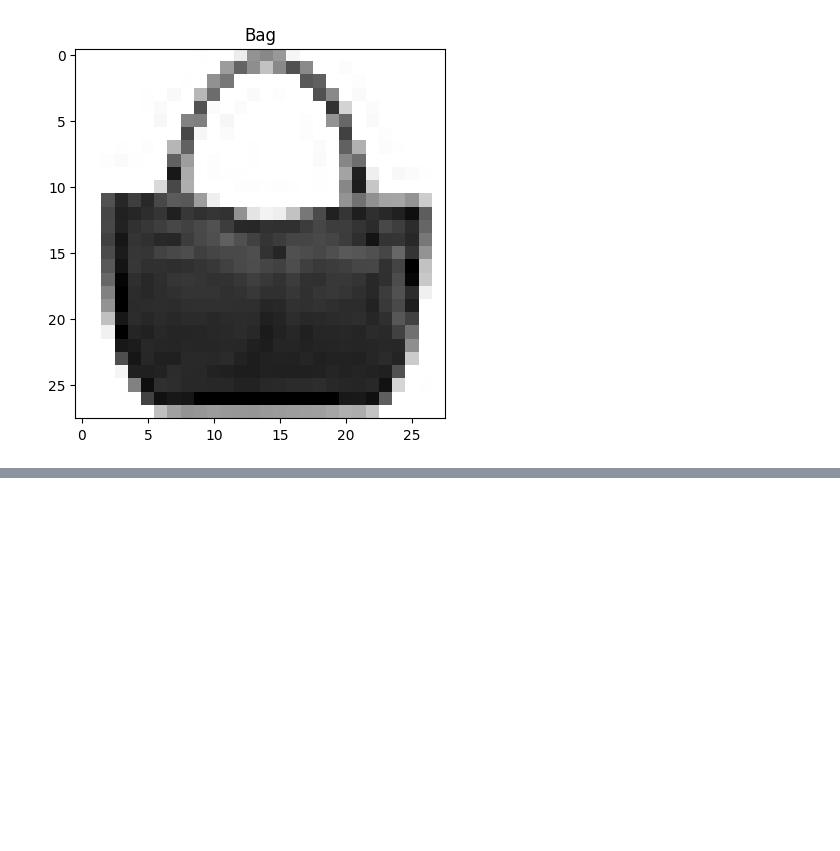
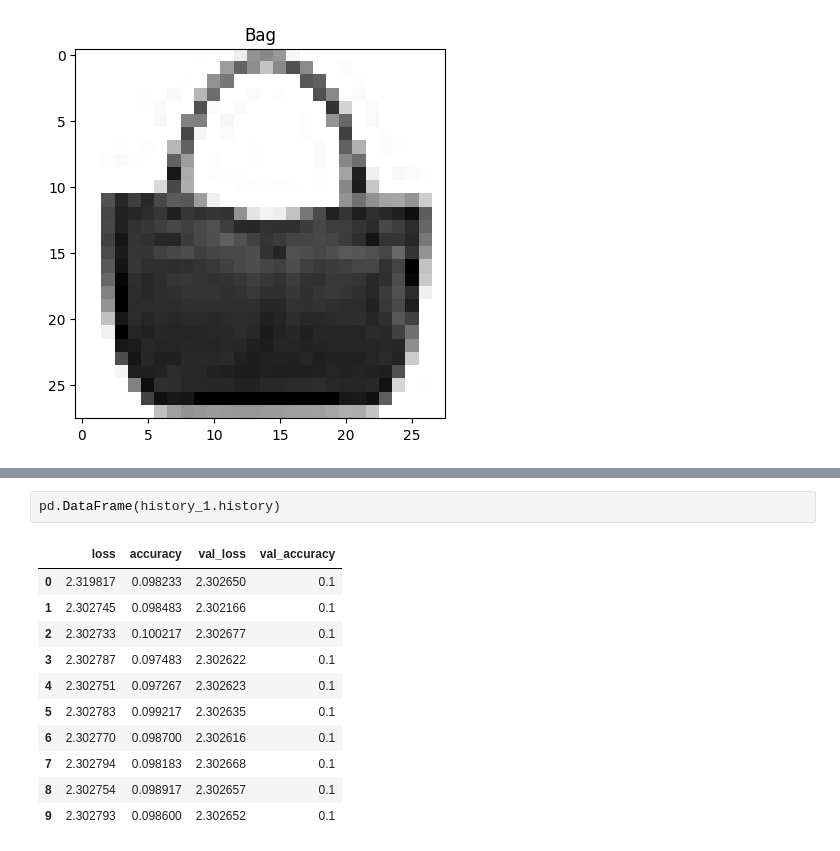
Before and after one commit to aakriti-dot/Tensorflow, a Jupyter notebook: Multiclass_classification_with_tensorflow.ipynb, the cells around one changed output, grey strips where cells are left out. Drawn from its saved outputs; the diff is of its cells as text; blank space fills up the shorter version.

```diff
--- a/Multiclass_classification_with_tensorflow.ipynb
+++ b/Multiclass_classification_with_tensorflow.ipynb
@@ -73,0 +122,14 @@ for i in range(4):
+# %%
+pd.DataFrame(history_1.history)
+# %% [output]
+|  | loss | accuracy | val_loss | val_accuracy |
+| 0 | 2.319817 | 0.098233 | 2.302650 | 0.1 |
+| 1 | 2.302745 | 0.098483 | 2.302166 | 0.1 |
+| 2 | 2.302733 | 0.100217 | 2.302677 | 0.1 |
+| 3 | 2.302787 | 0.097483 | 2.302622 | 0.1 |
+| 4 | 2.302751 | 0.097267 | 2.302623 | 0.1 |
+| 5 | 2.302783 | 0.099217 | 2.302635 | 0.1 |
+| 6 | 2.302770 | 0.098700 | 2.302616 | 0.1 |
+| 7 | 2.302794 | 0.098183 | 2.302668 | 0.1 |
+| 8 | 2.302754 | 0.098917 | 2.302657 | 0.1 |
+| 9 | 2.302793 | 0.098600 | 2.302652 | 0.1 |
```
Also changed, not shown: parts of 12 cells of this notebook.
